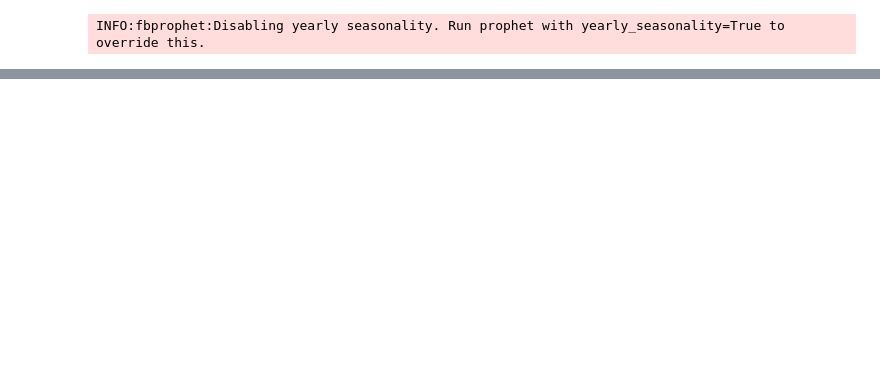
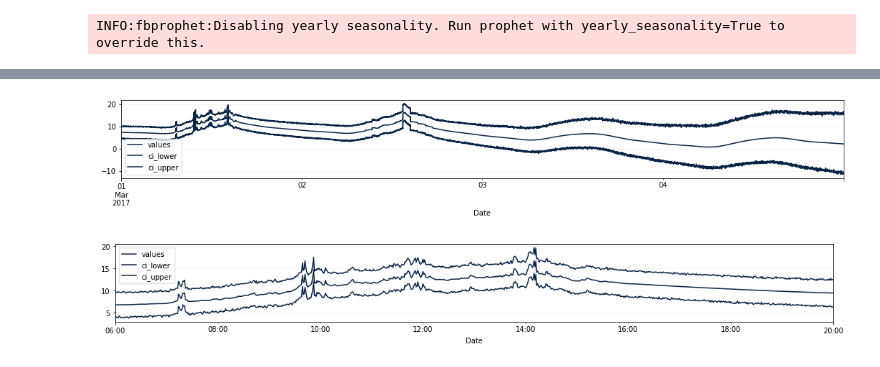
Before and after one commit to timeatlas-dev/timeatlas, a Jupyter notebook: notebooks/model-with-prophet.ipynb, the cells around one changed output, grey strips where cells are left out. Saved outputs shown, nothing was run; the diff lists cells and outputs as text; code cells hidden in the pictures; blank space fills up the shorter version.

```diff
--- a/notebooks/model-with-prophet.ipynb
+++ b/notebooks/model-with-prophet.ipynb
@@ -146,0 +105,8 @@ ts.plot()
+# %%
+ts["2017-03-01":"2017-03-04"].plot()
+# %% [output]
+[figure, added]
+# %%
+ts["2017-03-01 06:00":"2017-03-01 20:00"].plot()
+# %% [output]
+[figure, added]
```
Also changed, not shown: parts of 29 cells of this notebook.
